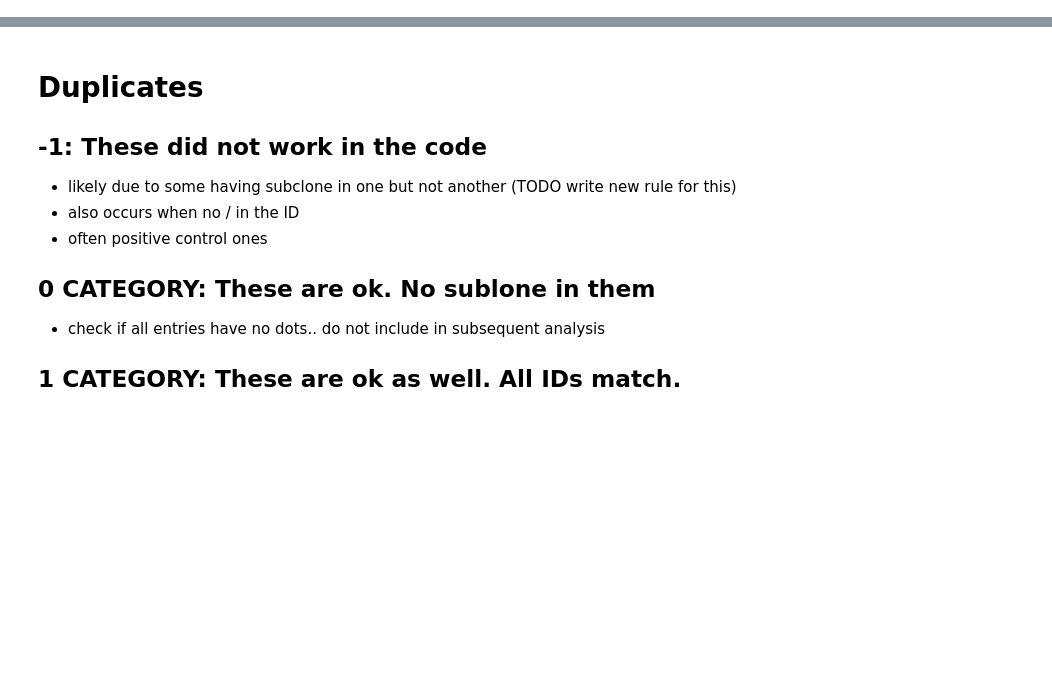
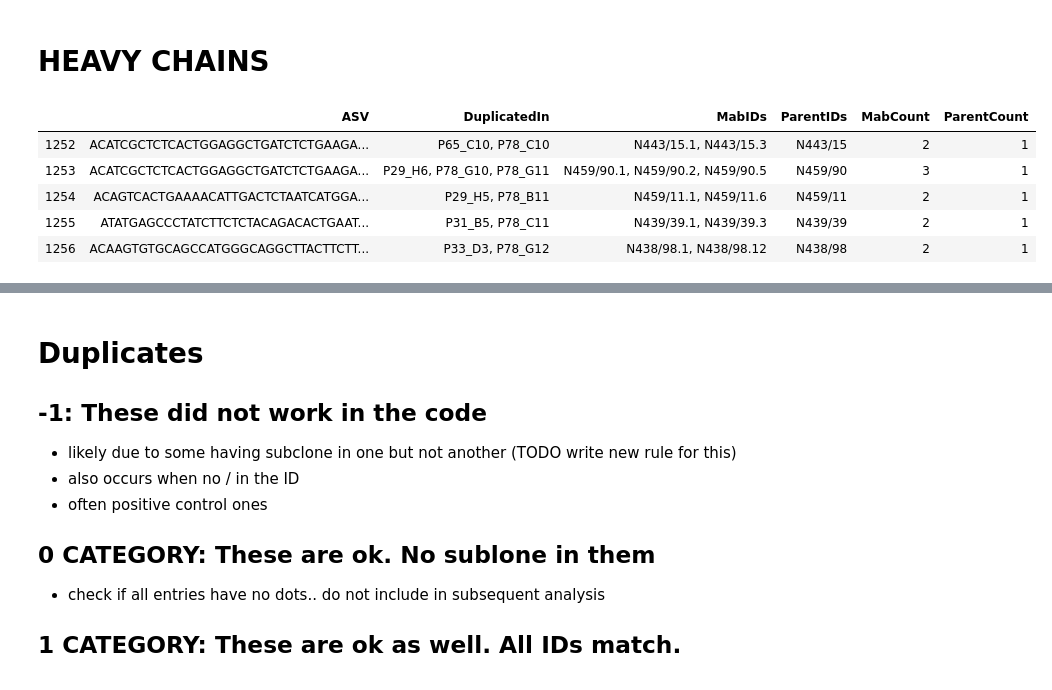
Before and after one commit to ucdavis-bioinformatics/NeuroMabSeq, a Jupyter notebook: trimmer/DropoutandDups.ipynb, the cells around one changed output, grey strips where cells are left out. Saved outputs shown, nothing was run; the diff lists cells and outputs as text; code cells hidden in the pictures; blank space fills up the shorter version.

```diff
--- a/trimmer/DropoutandDups.ipynb
+++ b/trimmer/DropoutandDups.ipynb
@@ -46 +38,15 @@ data.head()
+# %% [markdown]
+# HEAVY CHAINS
+# %%
+import pandas as pd
+# why does the MabID column have different number of values then the duplicated in
+data = pd.read_csv('DuplicatedHC_ASVs.tsv', sep='\t')
+data.tail()
+# %% [output]
+|  | ASV | DuplicatedIn | MabIDs | ParentIDs | MabCount | ParentCount |
+| 1252 | ACATCGCTCTCACTGGAGGCTGATCTCTGAAGA... | P65_C10, P78_C10 | N443/15.1, N443/15.3 | N443/15 | 2 | 1 |
+| 1253 | ACATCGCTCTCACTGGAGGCTGATCTCTGAAGA... | P29_H6, P78_G10, P78_G11 | N459/90.1, N459/90.2, N459/90.5 | N459/90 | 3 | 1 |
+| 1254 | ACAGTCACTGAAAACATTGACTCTAATCATGGA... | P29_H5, P78_B11 | N459/11.1, N459/11.6 | N459/11 | 2 | 1 |
+| 1255 | ATATGAGCCCTATCTTCTCTACAGACACTGAAT... | P31_B5, P78_C11 | N439/39.1, N439/39.3 | N439/39 | 2 | 1 |
+| 1256 | ACAAGTGTGCAGCCATGGGCAGGCTTACTTCTT... | P33_D3, P78_G12 | N438/98.1, N438/98.12 | N438/98 | 2 | 1 |
 # %%
```
Also changed, not shown: parts of 38 cells of this notebook, 36 other files.
